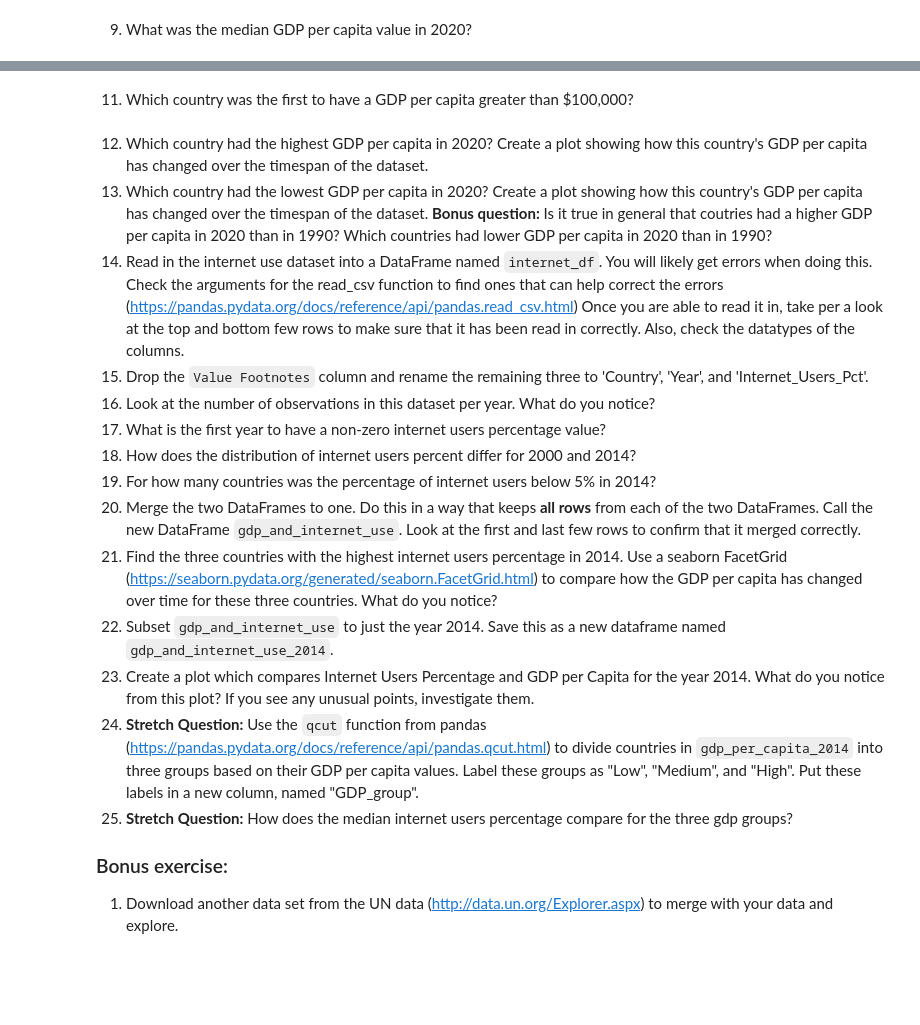
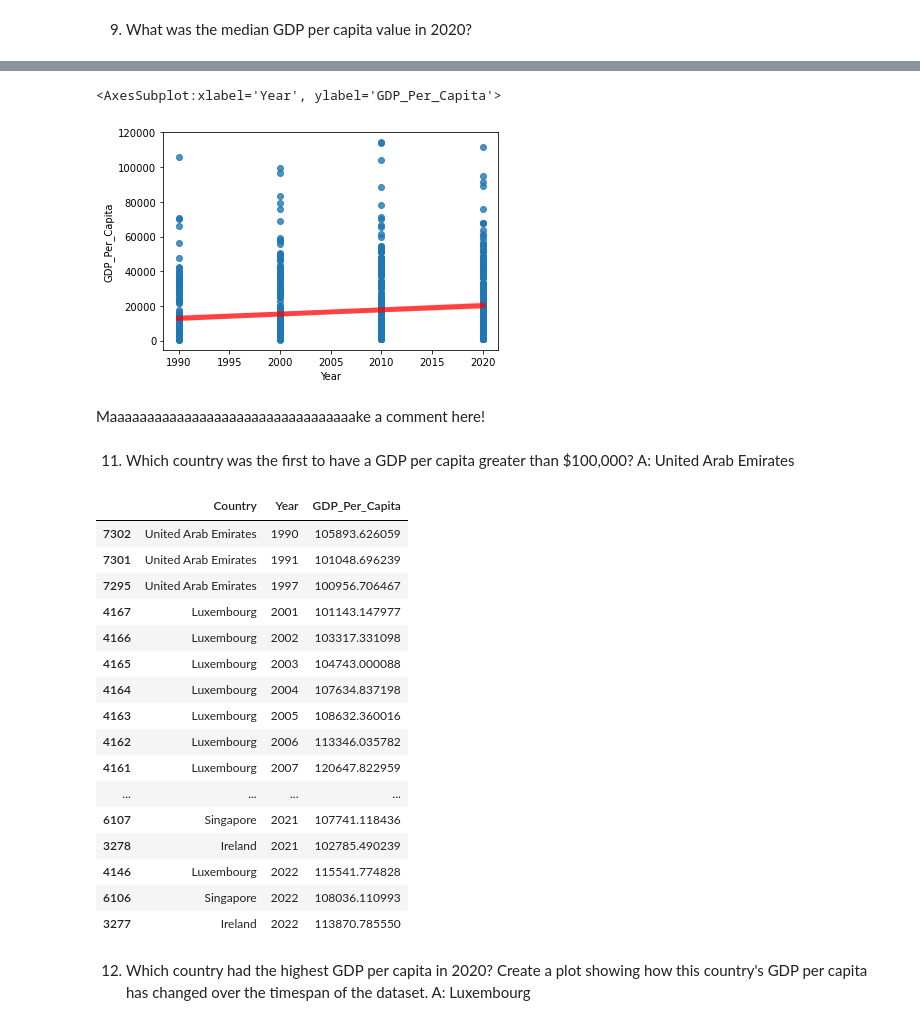
Before and after one commit to NSS-Data-Analytics-Cohort-10/gdp-and-internet-usage-kostenkoandri, a Jupyter notebook: notebooks/gdp_internet_usage_un_data.ipynb, the cells around one changed output, grey strips where cells are left out. Saved outputs shown, nothing was run; the diff lists cells and outputs as text; code cells hidden in the pictures; blank space fills up the shorter version.

```diff
--- a/notebooks/gdp_internet_usage_un_data.ipynb
+++ b/notebooks/gdp_internet_usage_un_data.ipynb
@@ -140,20 +163,31 @@ Comment on what you observe has happened to GDP values over time and the relativ
+# %%
+sns.regplot(y = gdp_decades['GDP_Per_Capita'], x = gdp_decades['Year'], line_kws={"color":"r","alpha":0.7,"lw":5})
+# %% [output]
+<AxesSubplot:xlabel='Year', ylabel='GDP_Per_Capita'>
+[figure, added]
+# %% [markdown]
+Maaaaaaaaaaaaaaaaaaaaaaaaaaaaaaaaake a comment here!
 # %% [markdown]
-11. Which country was the first to have a GDP per capita greater than $100,000?
+11. Which country was the first to have a GDP per capita greater than $100,000? A: United Arab Emirates
-# %% [markdown]
-12. Which country had the highest GDP per capita in 2020? Create a plot showing how this country's GDP per capita has changed over the timespan of the dataset.
-13. Which country had the lowest GDP per capita in 2020? Create a plot showing how this country's GDP per capita has changed over the timespan of the dataset. **Bonus question:** Is it true in general that coutries had a higher GDP per capita in 2020 than in 1990? Which countries had lower GDP per capita in 2020 than in 1990?
-14. Read in the internet use dataset into a DataFrame named `internet_df`. You will likely get errors when doing this. Check the arguments for the read_csv function to find ones that can help correct the errors (https://pandas.pydata.org/docs/reference/api/pandas.read_csv.html) Once you are able to read it in, take per a look at the top and bottom few rows to make sure that it has been read in correctly. Also, check the datatypes of the columns.
-15. Drop the `Value Footnotes` column and rename the remaining three to 'Country', 'Year', and 'Internet_Users_Pct'.
-16. Look at the number of observations in this dataset per year. What do you notice?
-17. What is the first year to have a non-zero internet users percentage value?
-18. How does the distribution of internet users percent differ for 2000 and 2014?
-19. For how many countries was the percentage of internet users below 5% in 2014?
-20. Merge the two DataFrames to one. Do this in a way that keeps **all rows** from each of the two DataFrames. Call the new DataFrame `gdp_and_internet_use`. Look at the first and last few rows to confirm that it merged correctly.
-21. Find the three countries with the highest internet users percentage in 2014. Use a seaborn FacetGrid (https://seaborn.pydata.org/generated/seaborn.FacetGrid.html) to compare how the GDP per capita has changed over time for these three countries. What do you notice?
-22. Subset `gdp_and_internet_use` to just the year 2014. Save this as a new dataframe named `gdp_and_internet_use_2014`.
-23. Create a plot which compares Internet Users Percentage and GDP per Capita for the year 2014. What do you notice from this plot? If you see any unusual points, investigate them.
-24. **Stretch Question:** Use the `qcut` function from pandas (https://pandas.pydata.org/docs/reference/api/pandas.qcut.html) to divide countries in `gdp_per_capita_2014` into three groups based on their GDP per capita values. Label these groups as "Low", "Medium", and "High". Put these labels in a new column, named "GDP_group".
-25. **Stretch Question:** How does the median internet users percentage compare for the three gdp groups?
-
-### Bonus exercise:
-1.    Download another data set from the UN data (http://data.un.org/Explorer.aspx) to merge with your data and explore.
+# %%
+gdp_df[gdp_df['GDP_Per_Capita'] > 100000].sort_values('Year')
+# %% [output]
+|  | Country | Year | GDP_Per_Capita |
+| 7302 | United Arab Emirates | 1990 | 105893.626059 |
+| 7301 | United Arab Emirates | 1991 | 101048.696239 |
+| 7295 | United Arab Emirates | 1997 | 100956.706467 |
+| 4167 | Luxembourg | 2001 | 101143.147977 |
+| 4166 | Luxembourg | 2002 | 103317.331098 |
+| 4165 | Luxembourg | 2003 | 104743.000088 |
+| 4164 | Luxembourg | 2004 | 107634.837198 |
+| 4163 | Luxembourg | 2005 | 108632.360016 |
+| 4162 | Luxembourg | 2006 | 113346.035782 |
+| 4161 | Luxembourg | 2007 | 120647.822959 |
+| ... | ... | ... | ... |
+| 6107 | Singapore | 2021 | 107741.118436 |
+| 3278 | Ireland | 2021 | 102785.490239 |
+| 4146 | Luxembourg | 2022 | 115541.774828 |
+| 6106 | Singapore | 2022 | 108036.110993 |
+| 3277 | Ireland | 2022 | 113870.785550 |
+# %% [markdown]
+12. Which country had the highest GDP per capita in 2020? Create a plot showing how this country's GDP per capita has changed over the timespan of the dataset. A: Luxembourg
```
Also changed, not shown: parts of 46 cells of this notebook.
